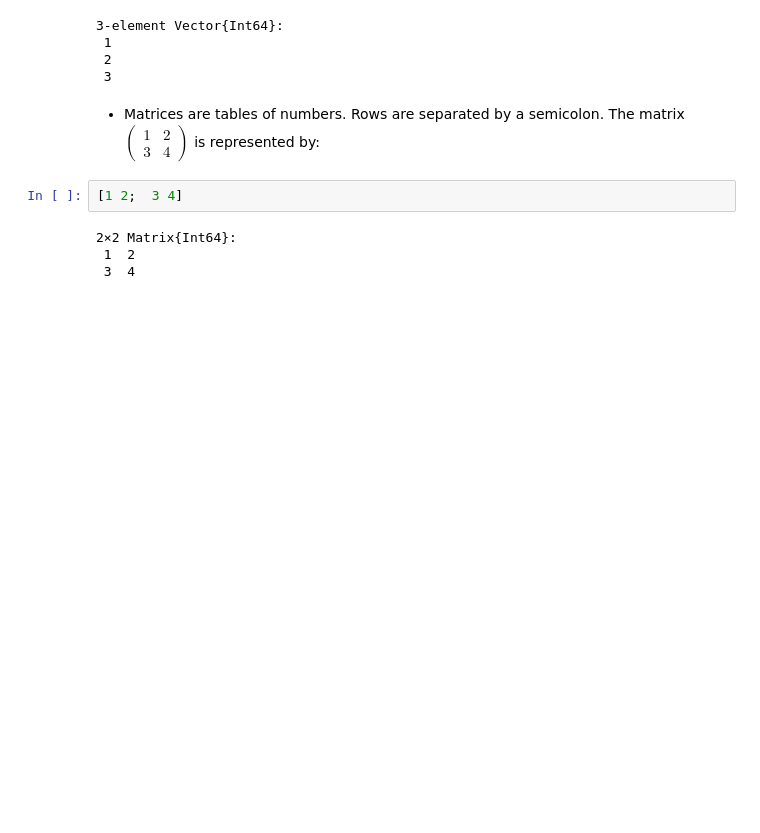
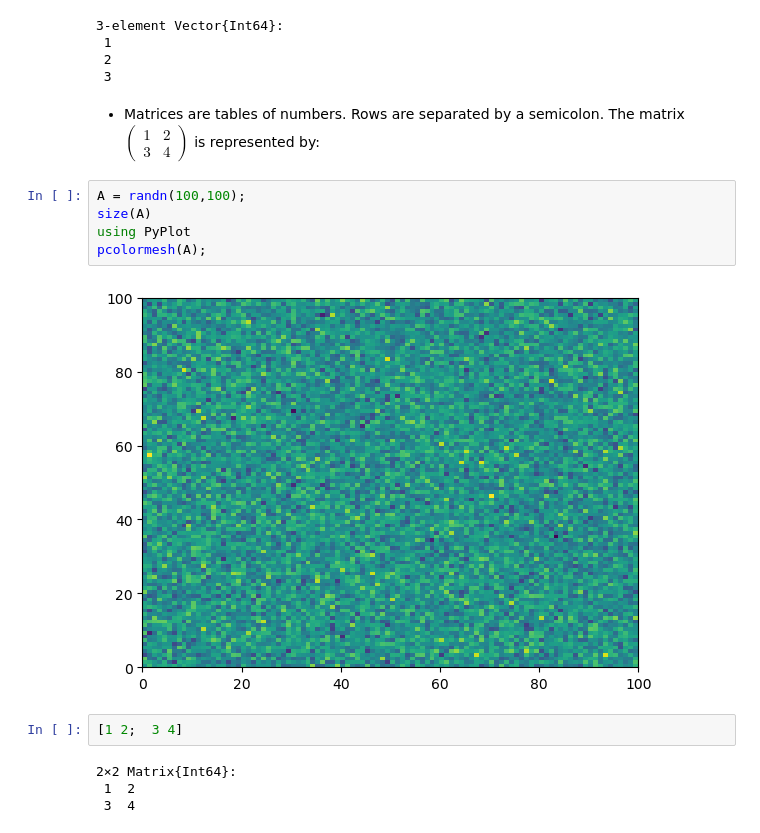
Before and after one commit to Alexander-Barth/JuliaTutorial, a Jupyter notebook: JuliaIntroduction.ipynb, the cells around one changed output. Saved outputs shown, nothing was run; the diff lists cells and outputs as text; blank space fills up the shorter version.

```diff
--- a/JuliaIntroduction.ipynb
+++ b/JuliaIntroduction.ipynb
@@ -205,6 +228,13 @@ Temperature today is 21
 # %% [markdown]
 * Matrices are tables of numbers. Rows are separated by a semicolon. The matrix
 $\left(\begin{array}{cc}1 & 2 \\ 3 & 4 \end{array} \right)$ is represented by:
+# %%
+A = randn(100,100);
+size(A)
+using PyPlot
+pcolormesh(A);
+# %% [output]
+[figure, added]
 # %%
 [1 2;  3 4]
 # %% [output]
```
Also changed, not shown: parts of 19 cells of this notebook, 10 other files.
